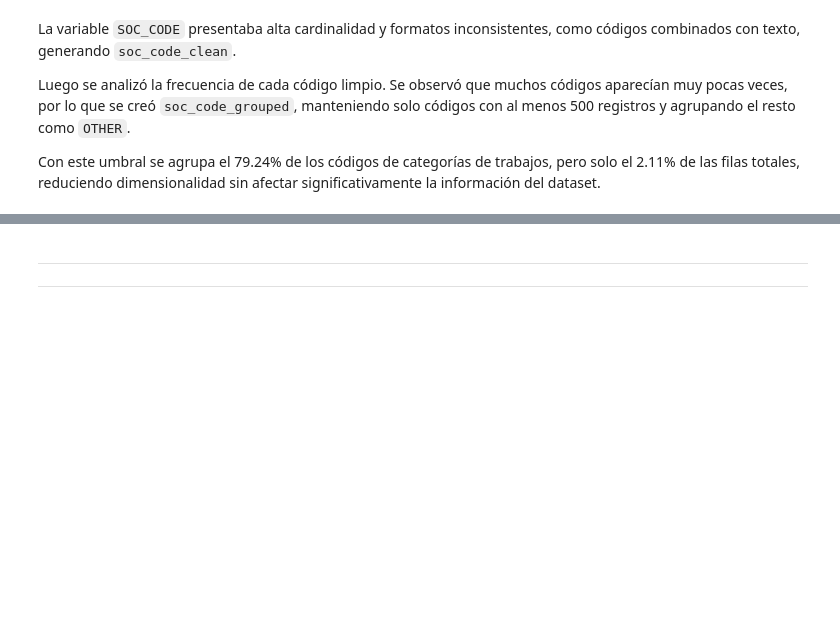
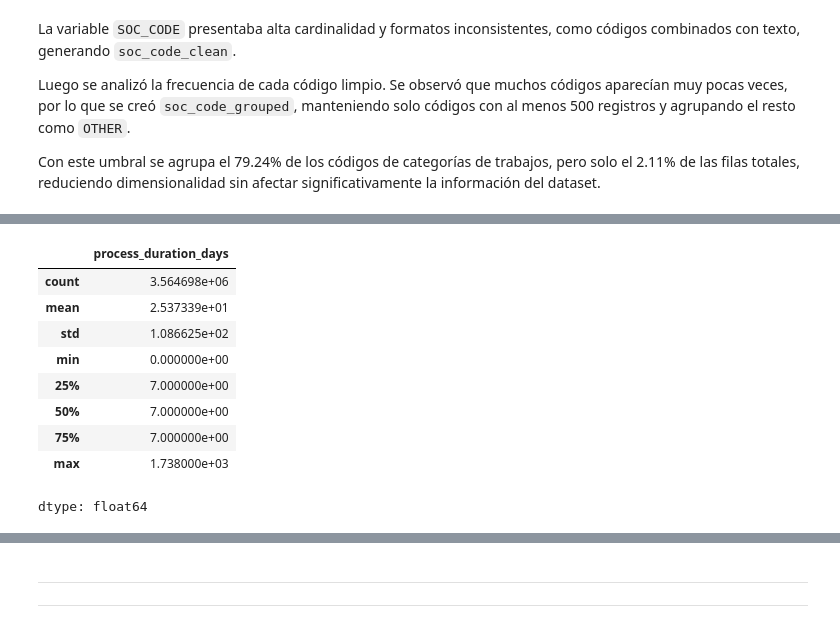
Before and after one commit to Oswaldoslv04/proyecto_final_lca, a Jupyter notebook: PROYECTO_FINAL_LCA_DISCLOSURE.ipynb, the cells around one changed output, grey strips where cells are left out. Saved outputs shown, nothing was run; the diff lists cells and outputs as text; code cells hidden in the pictures; blank space fills up the shorter version.

```diff
--- a/PROYECTO_FINAL_LCA_DISCLOSURE.ipynb
+++ b/PROYECTO_FINAL_LCA_DISCLOSURE.ipynb
@@ -578,0 +623,13 @@ Con este umbral se agrupa el 79.24% de los códigos de categorías de trabajos,
+# %%
+df_reduced["process_duration_days"].describe()
+# %% [output]
+|  | process_duration_days |
+| count | 3.564698e+06 |
+| mean | 2.537339e+01 |
+| std | 1.086625e+02 |
+| min | 0.000000e+00 |
+| 25% | 7.000000e+00 |
+| 50% | 7.000000e+00 |
+| 75% | 7.000000e+00 |
+| max | 1.738000e+03 |
+dtype: float64
```
Also changed, not shown: parts of 42 cells of this notebook.
